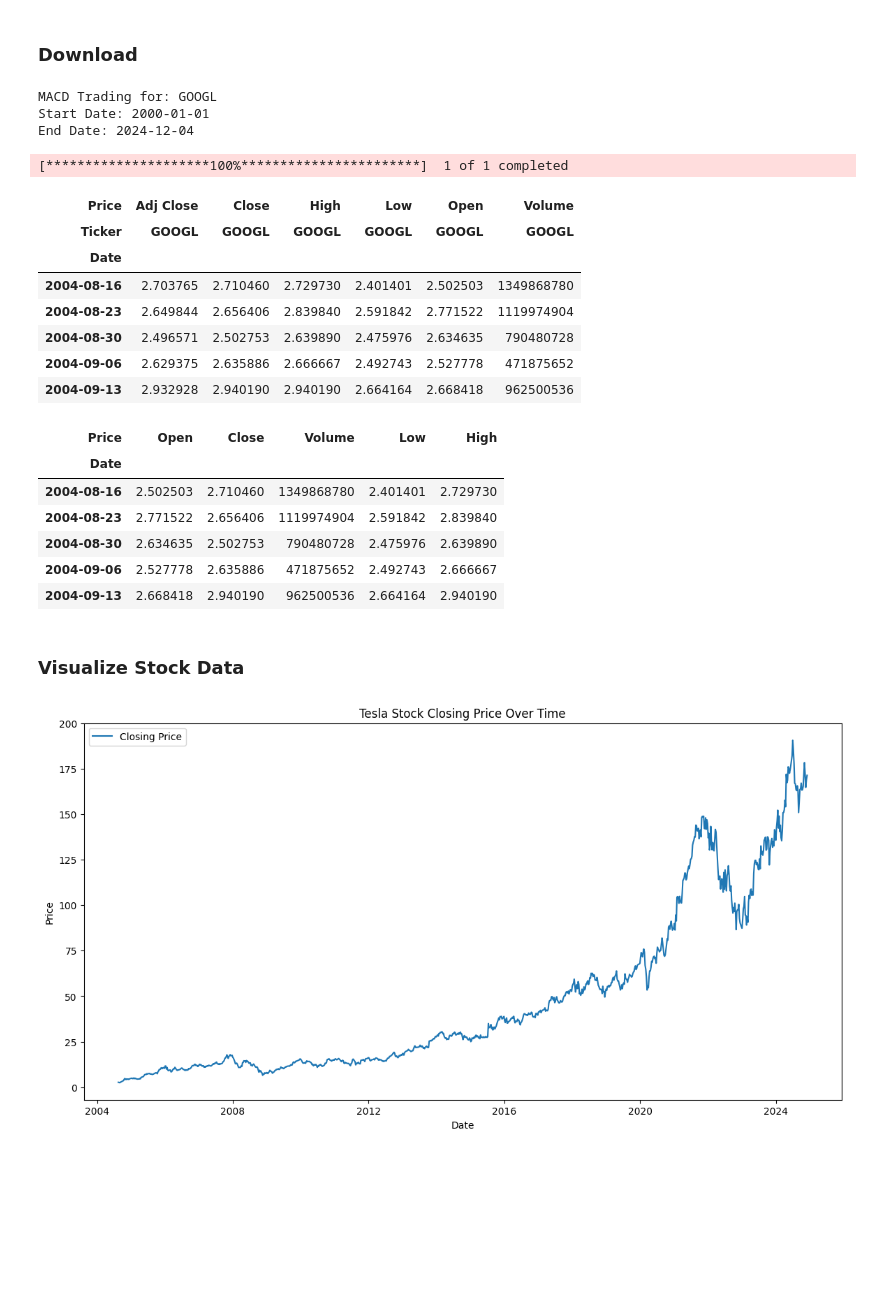
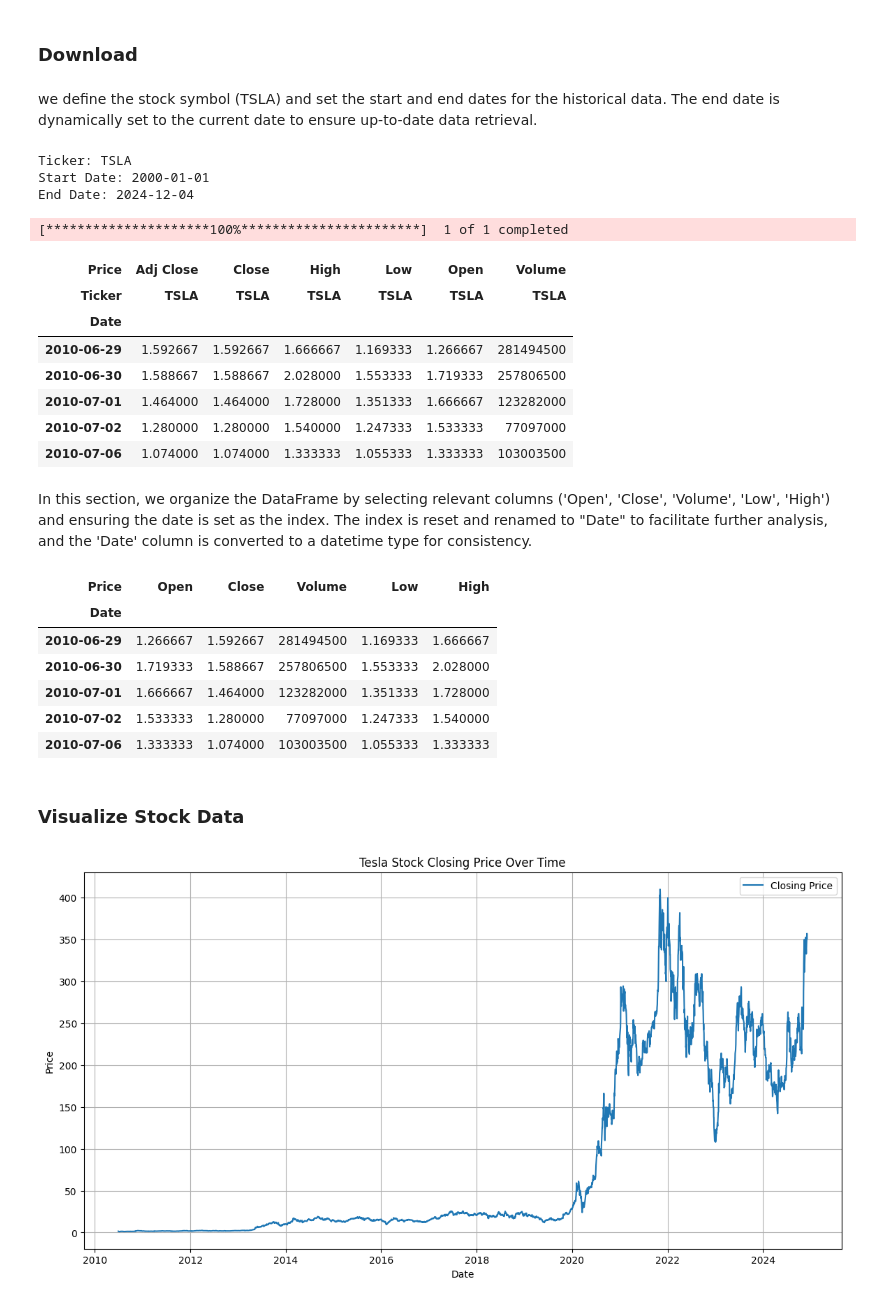
Before and after one commit to Brianhulela/LSTM_stock_forecasting, a Jupyter notebook: forecast.ipynb, the cells around one changed output. Drawn from its saved outputs; the diff is of its cells as text; code cells hidden in the pictures; blank space fills up the shorter version.

```diff
--- a/forecast.ipynb
+++ b/forecast.ipynb
@@ -14,29 +19,33 @@ from sklearn.preprocessing import MinMaxScaler
 ## Data
 # %% [markdown]
 ### Download
+# %% [markdown]
+we define the stock symbol (TSLA) and set the start and end dates for the historical data. The end date is dynamically set to the current date to ensure up-to-date data retrieval.
 # %%
 # Define the stock symbol and the date range for our data
-stock_symbol = 'GOOGL'
+stock_symbol = 'TSLA'
 start_date = '2000-01-01'
 end_date = datetime.today().strftime('%Y-%m-%d')  # Sets end date to today's date
-print(f"MACD Trading for: {stock_symbol}\nStart Date: {start_date}\nEnd Date: {end_date}")
+print(f"Ticker: {stock_symbol}\nStart Date: {start_date}\nEnd Date: {end_date}")
 # %% [output]
-MACD Trading for: GOOGL
+Ticker: TSLA
 Start Date: 2000-01-01
 End Date: 2024-12-04
 # %%
-df = yf.download(stock_symbol, start=start_date, end=end_date, interval='1wk')
+df = yf.download(stock_symbol, start=start_date, end=end_date)
 df.head()
 # %% [output]
 [*********************100%***********************]  1 of 1 completed
 | Price | Adj Close | Close | High | Low | Open | Volume |
-| Ticker | GOOGL | GOOGL | GOOGL | GOOGL | GOOGL | GOOGL |
+| Ticker | TSLA | TSLA | TSLA | TSLA | TSLA | TSLA |
 | Date |  |  |  |  |  |  |
-| 2004-08-16 | 2.703765 | 2.710460 | 2.729730 | 2.401401 | 2.502503 | 1349868780 |
-| 2004-08-23 | 2.649844 | 2.656406 | 2.839840 | 2.591842 | 2.771522 | 1119974904 |
-| 2004-08-30 | 2.496571 | 2.502753 | 2.639890 | 2.475976 | 2.634635 | 790480728 |
-| 2004-09-06 | 2.629375 | 2.635886 | 2.666667 | 2.492743 | 2.527778 | 471875652 |
-| 2004-09-13 | 2.932928 | 2.940190 | 2.940190 | 2.664164 | 2.668418 | 962500536 |
+| 2010-06-29 | 1.592667 | 1.592667 | 1.666667 | 1.169333 | 1.266667 | 281494500 |
+| 2010-06-30 | 1.588667 | 1.588667 | 2.028000 | 1.553333 | 1.719333 | 257806500 |
+| 2010-07-01 | 1.464000 | 1.464000 | 1.728000 | 1.351333 | 1.666667 | 123282000 |
+| 2010-07-02 | 1.280000 | 1.280000 | 1.540000 | 1.247333 | 1.533333 | 77097000 |
+| 2010-07-06 | 1.074000 | 1.074000 | 1.333333 | 1.055333 | 1.333333 | 103003500 |
+# %% [markdown]
+In this section, we organize the DataFrame by selecting relevant columns ('Open', 'Close', 'Volume', 'Low', 'High') and ensuring the date is set as the index. The index is reset and renamed to "Date" to facilitate further analysis, and the 'Date' column is converted to a datetime type for consistency.
 # %%
 # Select the desired columns (first level of MultiIndex)
 df.columns = df.columns.get_level_values(0)
@@ -60,21 +69,22 @@ df.head()
 # %% [output]
 | Price | Open | Close | Volume | Low | High |
 | Date |  |  |  |  |  |
-| 2004-08-16 | 2.502503 | 2.710460 | 1349868780 | 2.401401 | 2.729730 |
-| 2004-08-23 | 2.771522 | 2.656406 | 1119974904 | 2.591842 | 2.839840 |
-| 2004-08-30 | 2.634635 | 2.502753 | 790480728 | 2.475976 | 2.639890 |
-| 2004-09-06 | 2.527778 | 2.635886 | 471875652 | 2.492743 | 2.666667 |
-| 2004-09-13 | 2.668418 | 2.940190 | 962500536 | 2.664164 | 2.940190 |
+| 2010-06-29 | 1.266667 | 1.592667 | 281494500 | 1.169333 | 1.666667 |
+| 2010-06-30 | 1.719333 | 1.588667 | 257806500 | 1.553333 | 2.028000 |
+| 2010-07-01 | 1.666667 | 1.464000 | 123282000 | 1.351333 | 1.728000 |
+| 2010-07-02 | 1.533333 | 1.280000 | 77097000 | 1.247333 | 1.540000 |
+| 2010-07-06 | 1.333333 | 1.074000 | 103003500 | 1.055333 | 1.333333 |
 # %% [markdown]
 ### Visualize Stock Data
 # %%
 # Plot the closing price over time
 plt.figure(figsize=(14, 7))
 plt.plot(df['Close'], label='Closing Price')
 plt.title('Tesla Stock Closing Price Over Time')
 plt.xlabel('Date')
 plt.ylabel('Price')
 plt.legend()
+plt.grid(True)
 plt.show()
 # %% [output]
-[figure, old version]
+[figure, new version]
```
Also changed, not shown: parts of 29 cells of this notebook, 3 other files.
